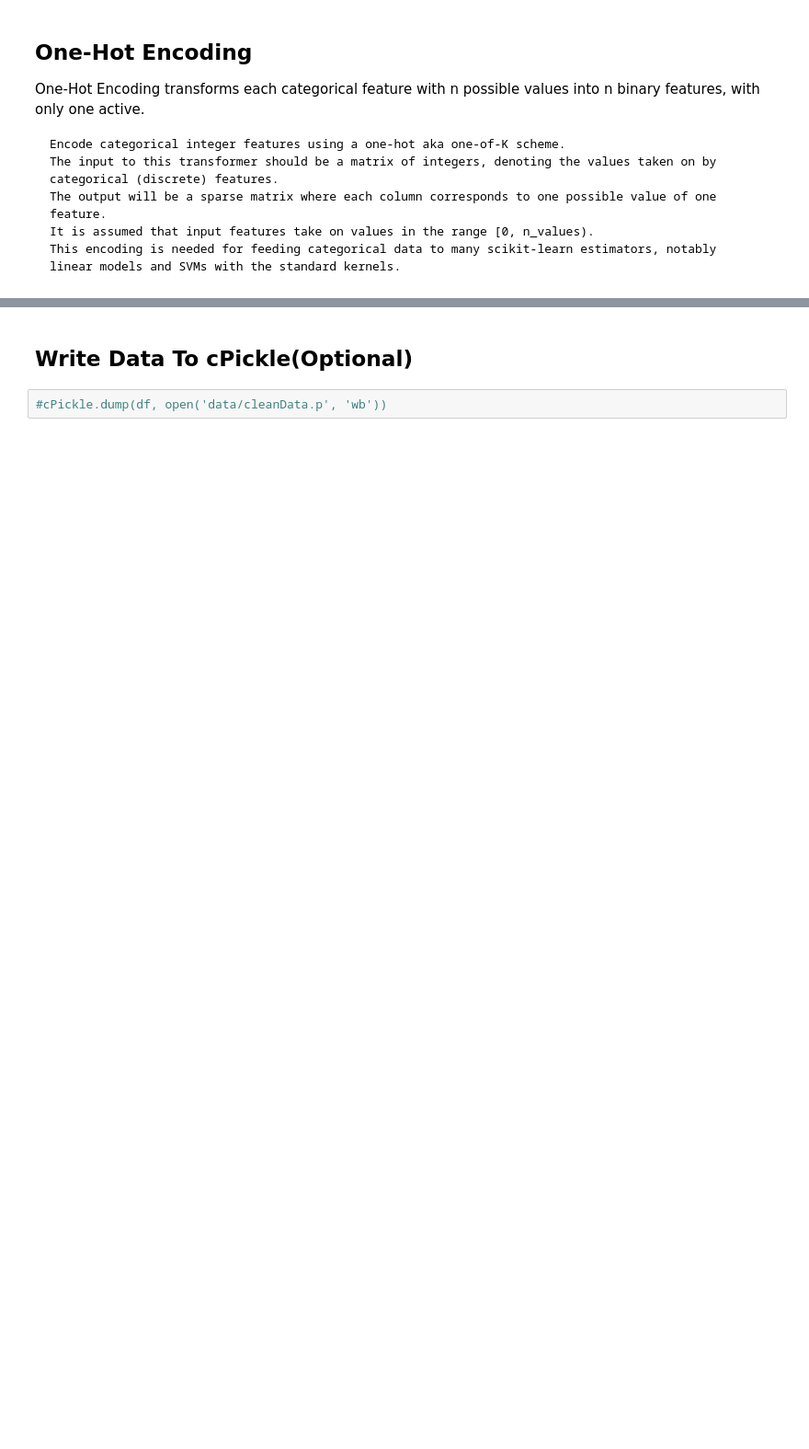
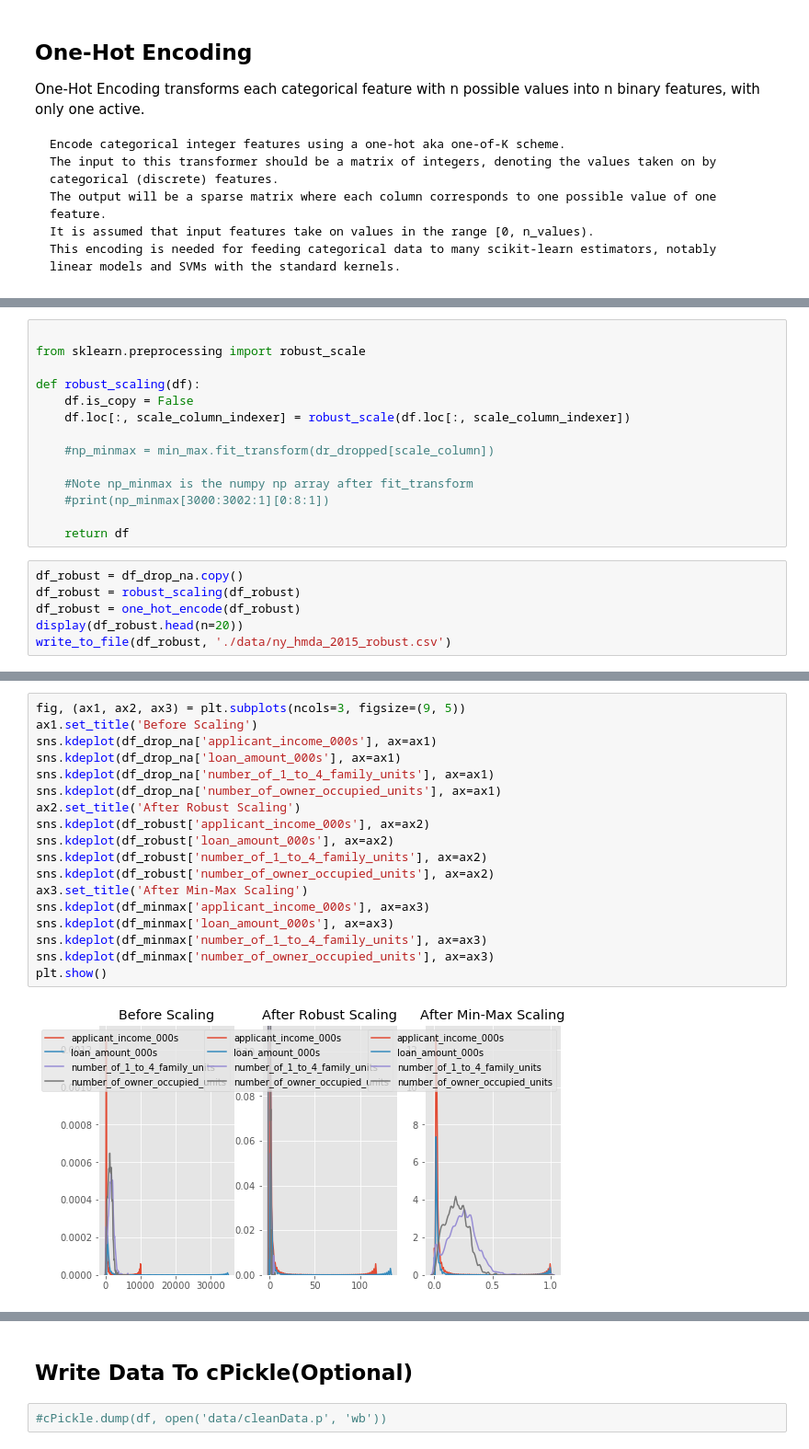
Before and after one commit to melindadevins/ai-loan-analysis, a Jupyter notebook: process_data.ipynb, the cells around one changed output, grey strips where cells are left out. Shown: that part at 92% size. Drawn from its saved outputs; the diff is of its cells as text; blank space fills up the shorter version.

```diff
--- a/process_data.ipynb
+++ b/process_data.ipynb
@@ -732,0 +704,20 @@ write_to_file(df_dropped, './data/ny_hmda_2015_onehot.csv')
+# %%
+
+from sklearn.preprocessing import robust_scale
+
+def robust_scaling(df):
+    df.is_copy = False
+    df.loc[:, scale_column_indexer] = robust_scale(df.loc[:, scale_column_indexer])
+
+    #np_minmax = min_max.fit_transform(dr_dropped[scale_column])
+
+    #Note np_minmax is the numpy np array after fit_transform
+    #print(np_minmax[3000:3002:1][0:8:1])
+
+    return df
+# %%
+df_robust = df_drop_na.copy()
+df_robust = robust_scaling(df_robust)
+df_robust = one_hot_encode(df_robust)
+display(df_robust.head(n=20))
+write_to_file(df_robust, './data/ny_hmda_2015_robust.csv')
@@ -732,0 +743,20 @@ write_to_file(df_dropped, './data/ny_hmda_2015_onehot.csv')
+# %%
+fig, (ax1, ax2, ax3) = plt.subplots(ncols=3, figsize=(9, 5))
+ax1.set_title('Before Scaling')
+sns.kdeplot(df_drop_na['applicant_income_000s'], ax=ax1)
+sns.kdeplot(df_drop_na['loan_amount_000s'], ax=ax1)
+sns.kdeplot(df_drop_na['number_of_1_to_4_family_units'], ax=ax1)
+sns.kdeplot(df_drop_na['number_of_owner_occupied_units'], ax=ax1)
+ax2.set_title('After Robust Scaling')
+sns.kdeplot(df_robust['applicant_income_000s'], ax=ax2)
+sns.kdeplot(df_robust['loan_amount_000s'], ax=ax2)
+sns.kdeplot(df_robust['number_of_1_to_4_family_units'], ax=ax2)
+sns.kdeplot(df_robust['number_of_owner_occupied_units'], ax=ax2)
+ax3.set_title('After Min-Max Scaling')
+sns.kdeplot(df_minmax['applicant_income_000s'], ax=ax3)
+sns.kdeplot(df_minmax['loan_amount_000s'], ax=ax3)
+sns.kdeplot(df_minmax['number_of_1_to_4_family_units'], ax=ax3)
+sns.kdeplot(df_minmax['number_of_owner_occupied_units'], ax=ax3)
+plt.show()
+# %% [output]
+[figure, added]
```
Also changed, not shown: parts of 34 cells of this notebook, 6 other files.
